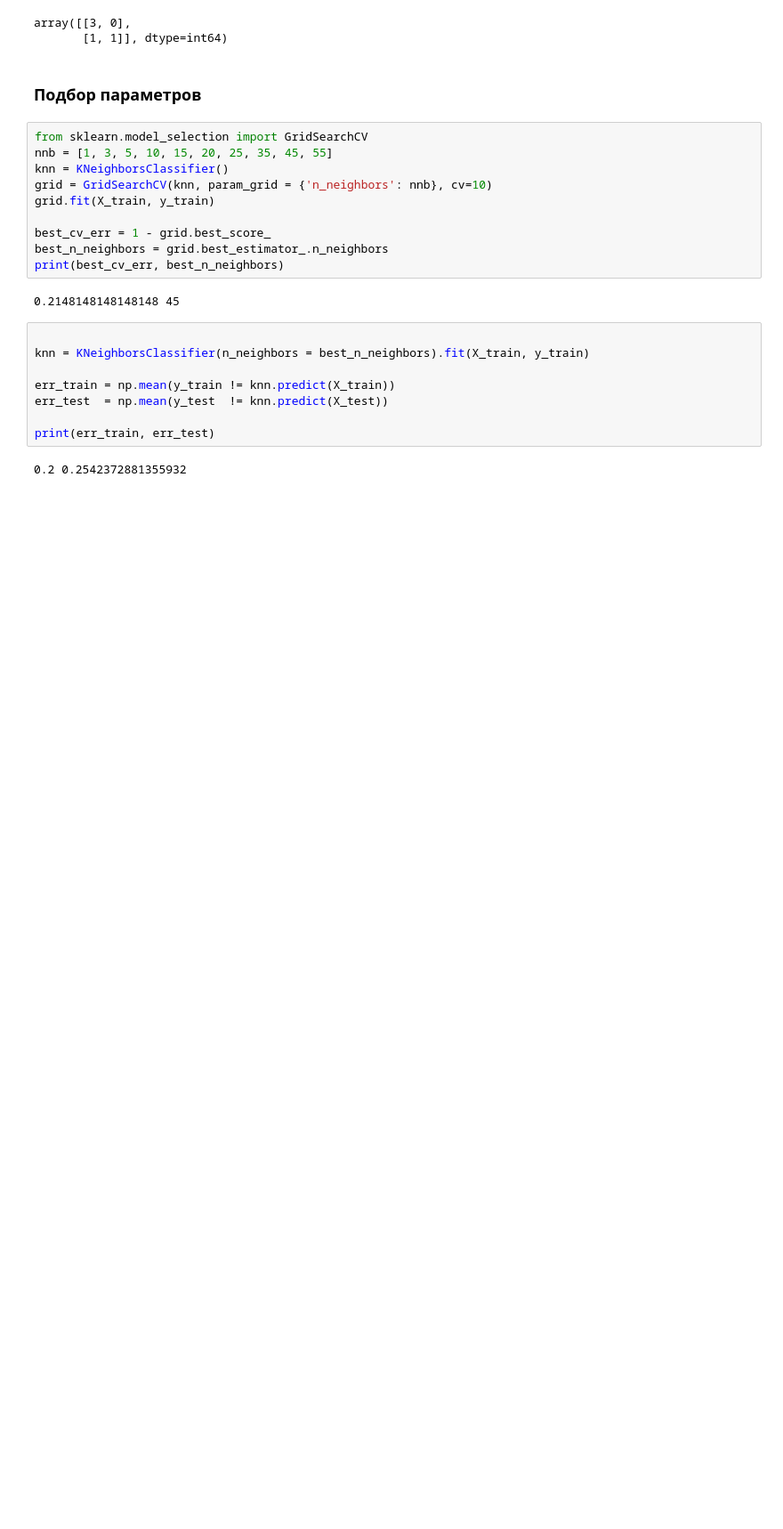
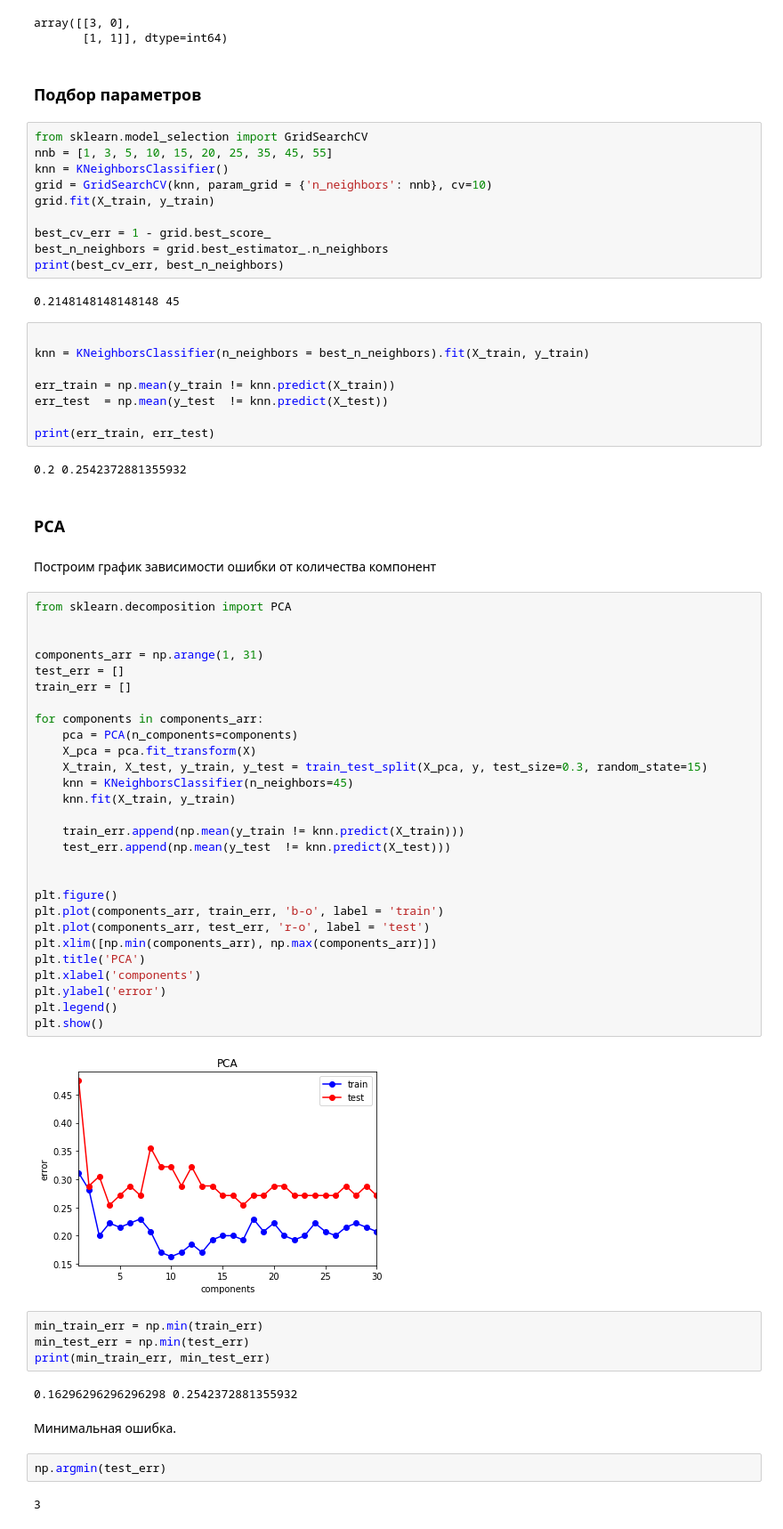
Before and after one commit to GerasimovDG/ML_tasks, a Jupyter notebook: lab1.ipynb, the cells around one changed output. Shown: that part at 89% size. Cells and saved outputs as stored; diff of their text form; blank space fills up the shorter version.

```diff
--- a/lab1.ipynb
+++ b/lab1.ipynb
@@ -537,3 +537,49 @@ err_test  = np.mean(y_test  != knn.predict(X_test))
 print(err_train, err_test)
 # %% [output]
 0.2 0.2542372881355932
+# %% [markdown]
+### PCA
+# %% [markdown]
+Построим график зависимости ошибки от количества компонент
+# %%
+from sklearn.decomposition import PCA
+
+
+components_arr = np.arange(1, 31)
+test_err = []
+train_err = []
+
+for components in components_arr:
+    pca = PCA(n_components=components)
+    X_pca = pca.fit_transform(X)
+    X_train, X_test, y_train, y_test = train_test_split(X_pca, y, test_size=0.3, random_state=15)
+    knn = KNeighborsClassifier(n_neighbors=45)
+    knn.fit(X_train, y_train)
+
+    train_err.append(np.mean(y_train != knn.predict(X_train)))
+    test_err.append(np.mean(y_test  != knn.predict(X_test)))
+
+
+plt.figure()
+plt.plot(components_arr, train_err, 'b-o', label = 'train')
+plt.plot(components_arr, test_err, 'r-o', label = 'test')
+plt.xlim([np.min(components_arr), np.max(components_arr)])
+plt.title('PCA')
+plt.xlabel('components')
+plt.ylabel('error')
+plt.legend()
+plt.show()
+# %% [output]
+[figure, added]
+# %%
+min_train_err = np.min(train_err)
+min_test_err = np.min(test_err)
+print(min_train_err, min_test_err)
+# %% [output]
+0.16296296296296298 0.2542372881355932
+# %% [markdown]
+Минимальная ошибка.
+# %%
+np.argmin(test_err)
+# %% [output]
+3
```
Also changed, not shown: parts of 3 cells of this notebook.
